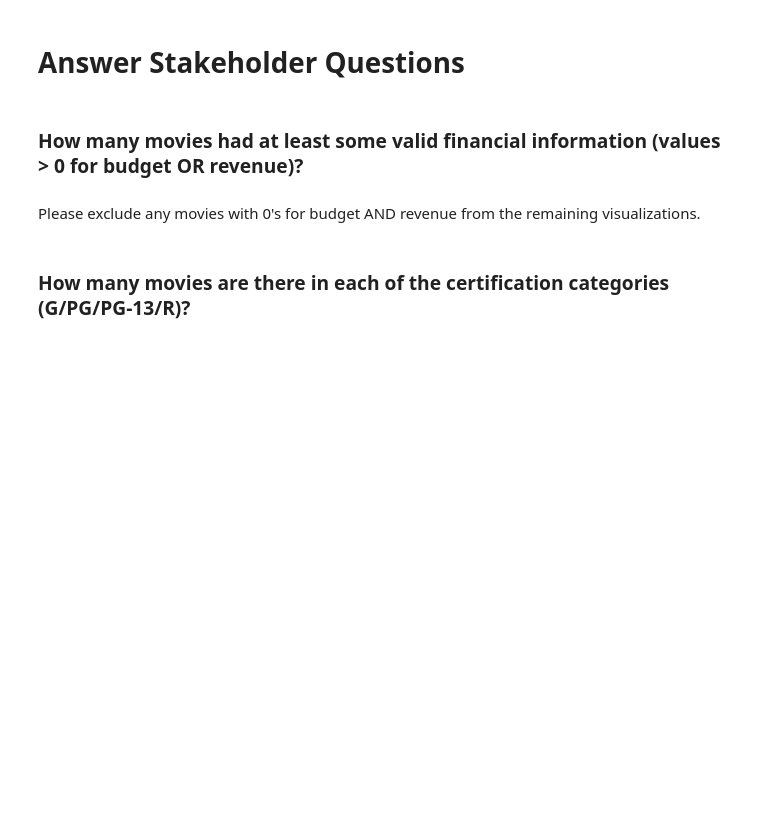
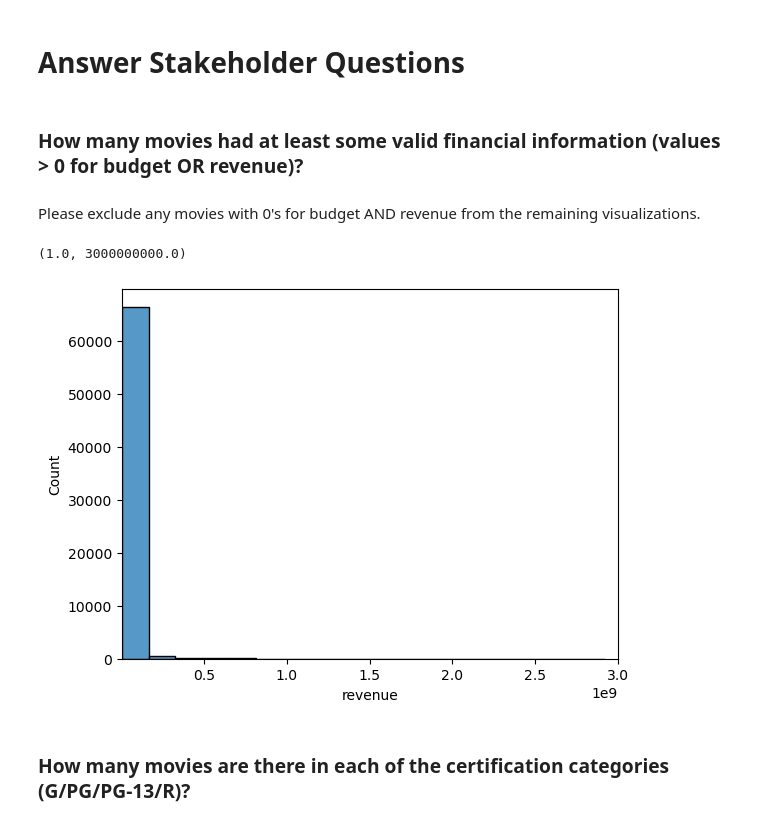
Before and after one commit to SpreeC/IMDB-Project, a Jupyter notebook: Part 3.ipynb, the cells around one changed output. Saved outputs shown, nothing was run; the diff lists cells and outputs as text; code cells hidden in the pictures; blank space fills up the shorter version.

```diff
--- a/Part 3.ipynb
+++ b/Part 3.ipynb
@@ -249,6 +282,8 @@ df.to_csv(final_fname, compression='gzip', index=False)
 import matplotlib.pyplot as plt
 import seaborn as sns
 import numpy as np
+# %%
+df = pd.read_csv('Data/tmdb_results_combined.csv.gz')
 # %% [markdown]
 ### How many movies had at least some valid financial information (values > 0 for budget OR revenue)?
 ###
@@ -256,6 +291,9 @@ Please exclude any movies with 0's for budget AND revenue from the remaining vis
 # %%
 #revenue above $0
 ax=sns.histplot(data=df, x='revenue')
-ax.set_xlim(0,NONE)
+ax.set_xlim(1,3000000000)
+# %% [output]
+(1.0, 3000000000.0)
+[figure, added]
 # %% [markdown]
 ### How many movies are there in each of the certification categories (G/PG/PG-13/R)?
```
Also changed, not shown: parts of 10 cells of this notebook, 7 other files.
